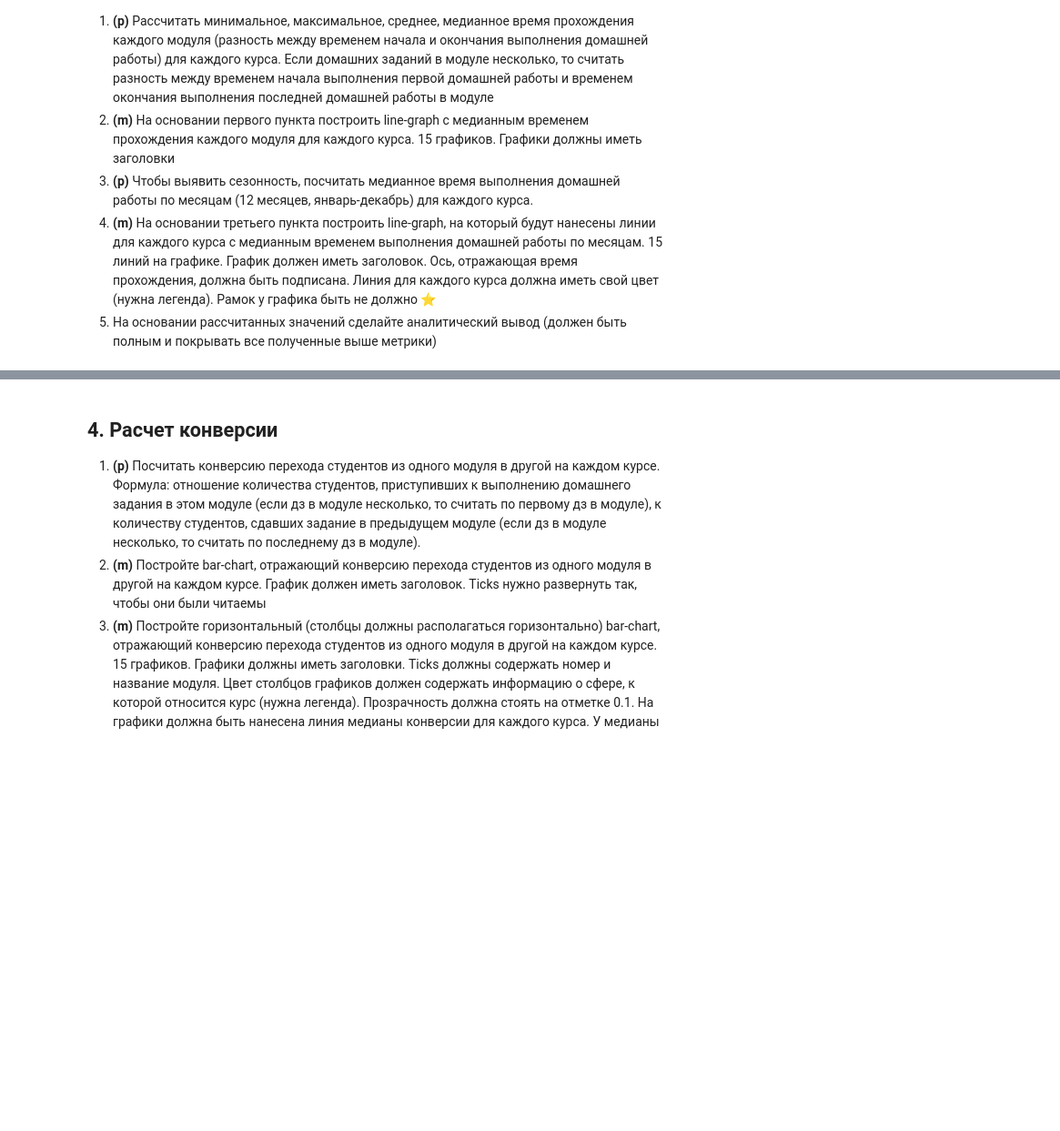
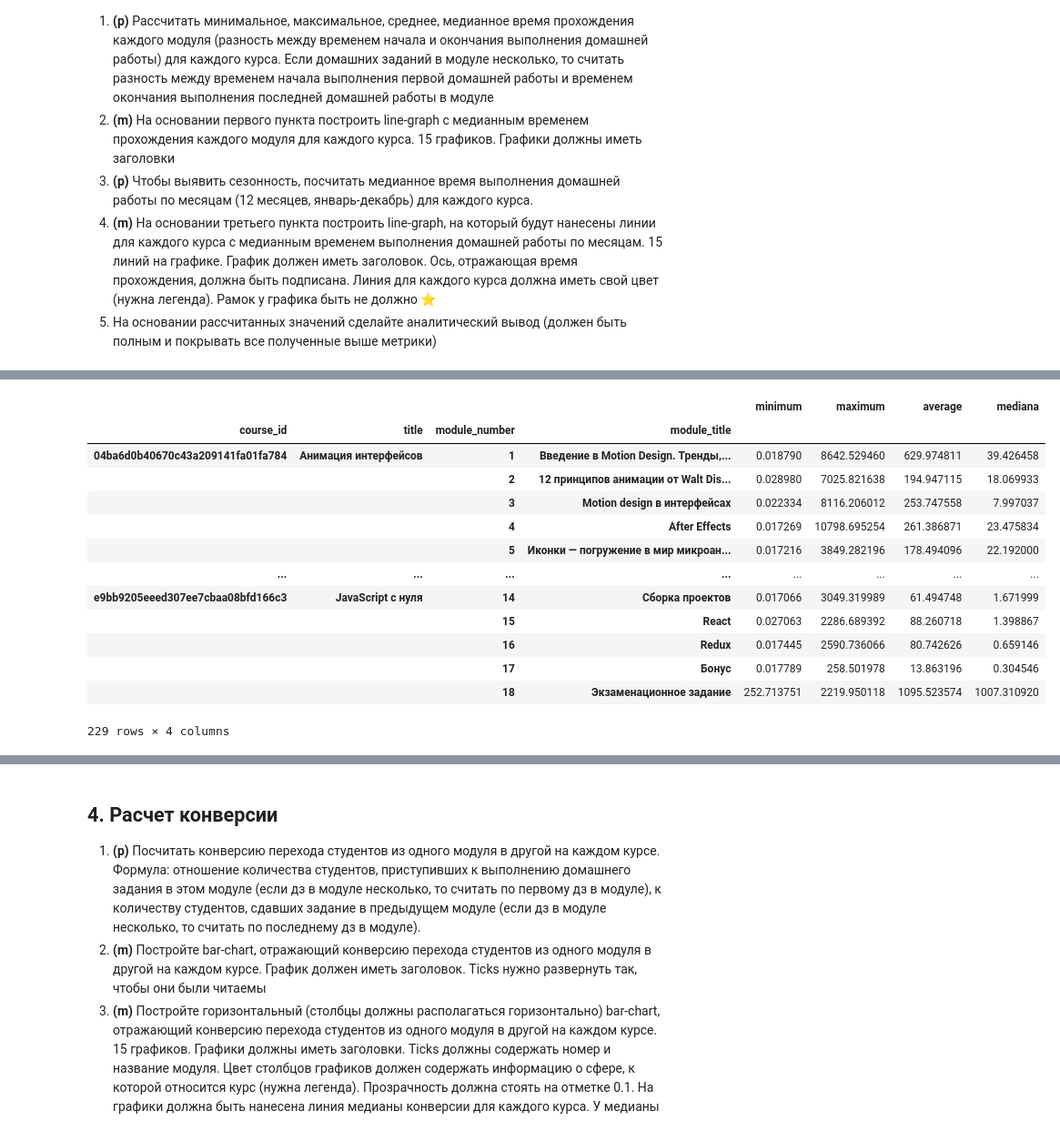
Before and after one commit to Andruxa2102/Study, a Jupyter notebook: Coursework_analytics_1.ipynb, the cells around one changed output, grey strips where cells are left out. Shown at 91% size. Cells and saved outputs as stored; diff of their text form; code cells hidden in the pictures; blank space fills up the shorter version.

```diff
--- a/Coursework_analytics_1.ipynb
+++ b/Coursework_analytics_1.ipynb
@@ -852,0 +862,17 @@ main
+# %%
+temp2_df
+# %% [output]
+|  |  |  |  | minimum | maximum | average | mediana |
+| course_id | title | module_number | module_title |  |  |  |  |
+| 04ba6d0b40670c43a209141fa01fa784 | Анимация интерфейсов | 1 | Введение в Motion Design. Тренды,... | 0.018790 | 8642.529460 | 629.974811 | 39.426458 |
+|  |  | 2 | 12 принципов анимации от Walt Dis... | 0.028980 | 7025.821638 | 194.947115 | 18.069933 |
+|  |  | 3 | Motion design в интерфейсах | 0.022334 | 8116.206012 | 253.747558 | 7.997037 |
+|  |  | 4 | After Effects | 0.017269 | 10798.695254 | 261.386871 | 23.475834 |
+|  |  | 5 | Иконки — погружение в мир микроан... | 0.017216 | 3849.282196 | 178.494096 | 22.192000 |
+| ... | ... | ... | ... | ... | ... | ... | ... |
+| e9bb9205eeed307ee7cbaa08bfd166c3 | JavaScript с нуля | 14 | Сборка проектов | 0.017066 | 3049.319989 | 61.494748 | 1.671999 |
+|  |  | 15 | React | 0.027063 | 2286.689392 | 88.260718 | 1.398867 |
+|  |  | 16 | Redux | 0.017445 | 2590.736066 | 80.742626 | 0.659146 |
+|  |  | 17 | Бонус | 0.017789 | 258.501978 | 13.863196 | 0.304546 |
+|  |  | 18 | Экзаменационное задание | 252.713751 | 2219.950118 | 1095.523574 | 1007.310920 |
+229 rows × 4 columns
```
Also changed, not shown: parts of 25 cells of this notebook.
